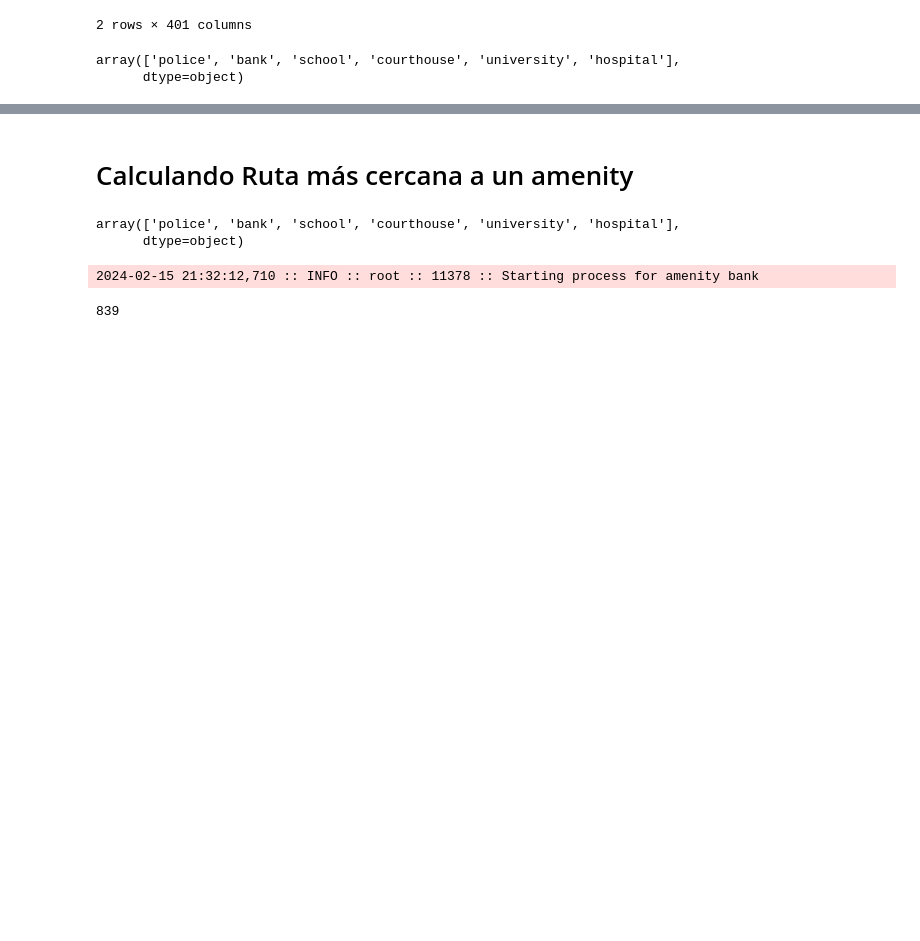
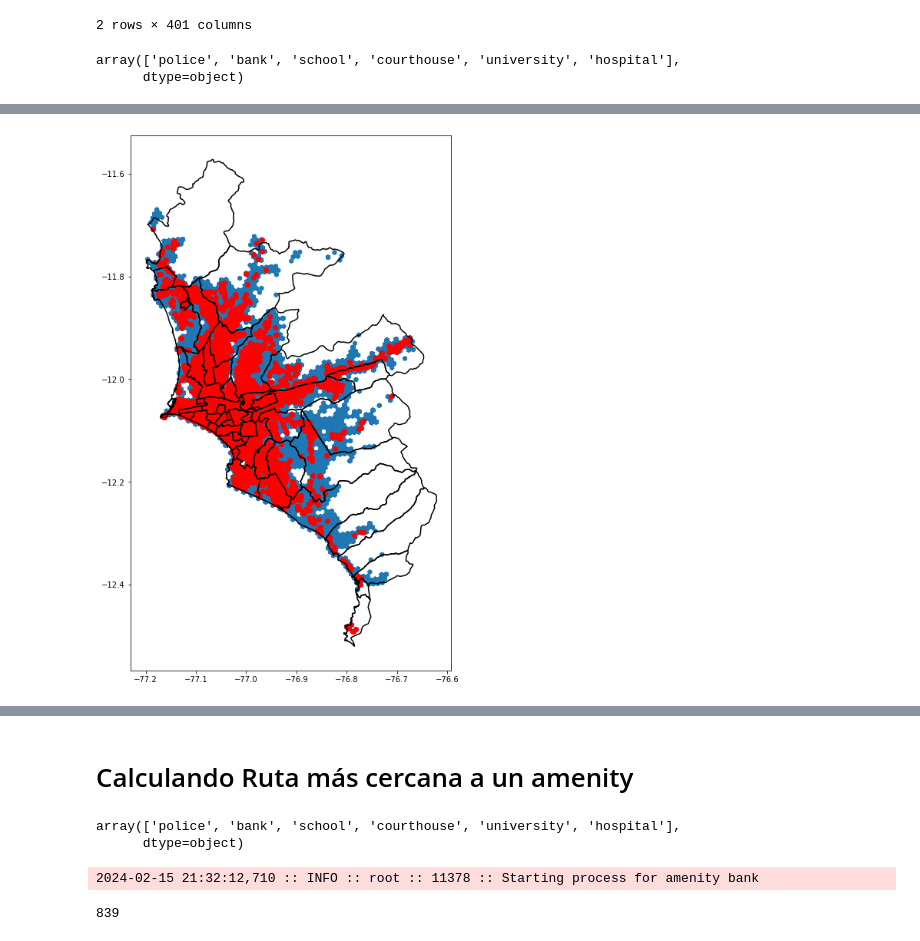
Before and after one commit to leiparov/intercon-simbig-2021, a Jupyter notebook: Lima/RutasLima_5_TransportePrivado.ipynb, the cells around one changed output, grey strips where cells are left out. Saved outputs shown, nothing was run; the diff lists cells and outputs as text; code cells hidden in the pictures; blank space fills up the shorter version.

```diff
--- a/Lima/RutasLima_5_TransportePrivado.ipynb
+++ b/Lima/RutasLima_5_TransportePrivado.ipynb
@@ -187,0 +377,4 @@ amenities_snap_limanodes.head()
+# %%
+fig
+# %% [output]
+[figure, added]
```
Also changed, not shown: parts of 34 cells of this notebook, 2 other files.
